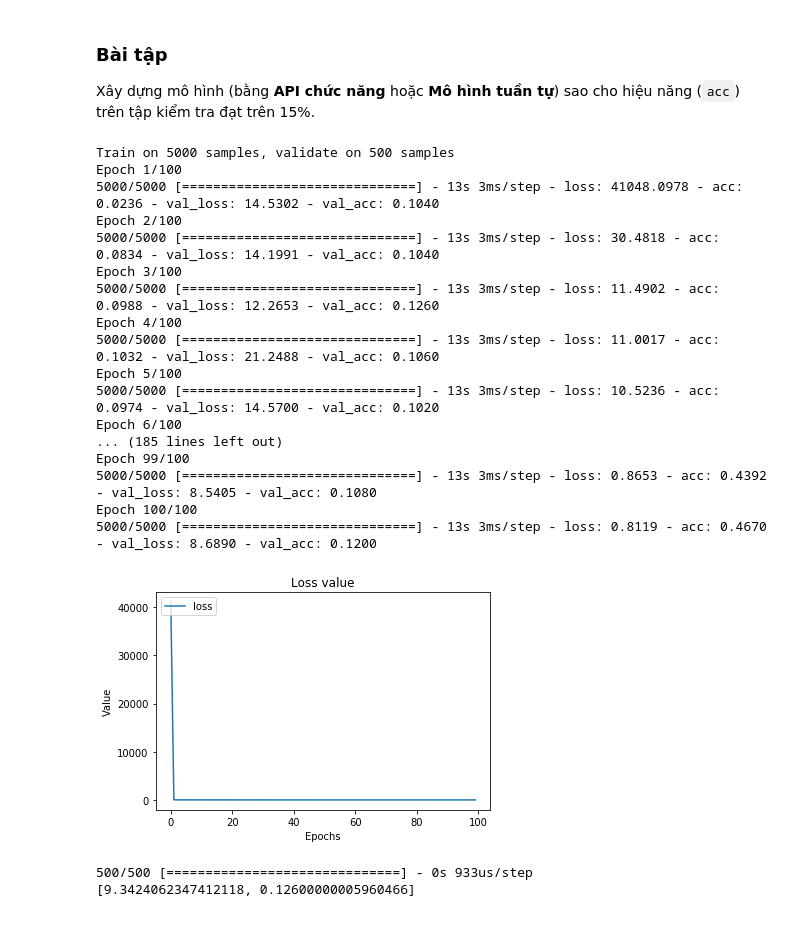
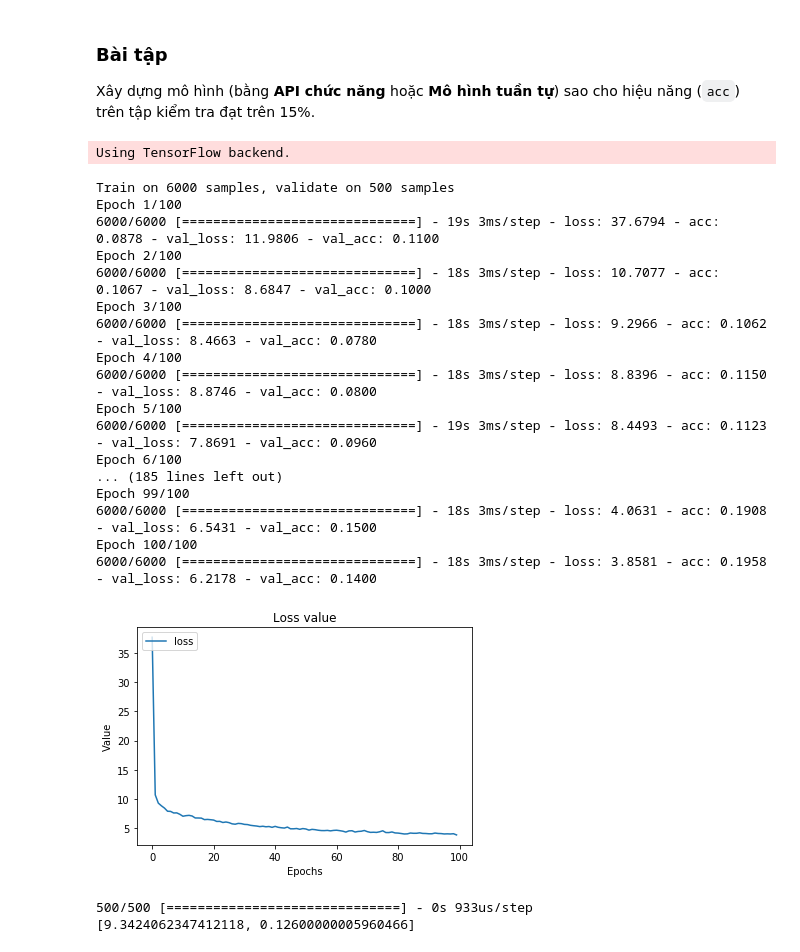
Before and after one commit to cuongdangn/machine-learning, a Jupyter notebook: week 8/Neural Network.ipynb, the cells around one changed output. Cells and saved outputs as stored; diff of their text form; code cells hidden in the pictures.

```diff
--- a/week 8/Neural Network.ipynb
+++ b/week 8/Neural Network.ipynb
@@ -381,7 +379,7 @@ from keras.layers import  Convolution2D as Conv2D
 
 (X_train, y_train), (X_test, y_test) = cifar10.load_data()
 
-num_training = 5000
+num_training = 6000
 mask = range(num_training)
 X_train = X_train[mask]
 y_train = y_train[mask]
@@ -395,59 +393,59 @@ input_shape = X_train.shape
 
 model = Sequential()
 model.add(Conv2D(32, kernel_size=(3, 3),
                  input_shape=(32,32,3)))
 model.add(Activation('relu'))
-model.add(Dropout(0.25))
 model.add(Conv2D(32,(3, 3)))
 model.add(Activation('relu'))
 model.add(MaxPooling2D(pool_size=(2, 2)))
-
-
+model.add(Activation('relu'))
 model.add(Conv2D(64, (3, 3)))
 model.add(Activation('relu'))
-model.add(Dropout(0.25))
+model.add(Conv2D(64, (3, 3)))
+model.add(Activation('relu'))
 model.add(MaxPooling2D(pool_size=(2, 2)))
-
+model.add(Dropout(0.5))
 model.add(Flatten())
-model.add(Dense(128))
+#model.add(Dense(128))
 model.add(Activation('relu'))
-#model.add(Dropout(0.5))   #reducing overfitting
+model.add(Dropout(0.5))   #reducing overfitting
 model.add(Dense(1))
 
 
 
 model.compile(optimizer='RMSprop',
               loss='mse',
               metrics=['accuracy'])
 
 
-history = model.fit(X_train, y_train, epochs=100, batch_size=64,validation_data=(X_test, y_test))
+history = model.fit(X_train, y_train, epochs=100, batch_size=32,validation_data=(X_test,y_test))
 
 plt.plot(history.history['loss'])
 plt.title("Loss value")
 plt.xlabel("Epochs")
 plt.ylabel("Value")
 plt.legend(['loss'], loc='upper left')
 plt.show()
 # %% [output]
-Train on 5000 samples, validate on 500 samples
-Epoch 1/100
-5000/5000 [==============================] - 13s 3ms/step - loss: 41048.0978 - acc: 0.0236 - val_loss: 14.5302 - val_acc: 0.1040
-Epoch 2/100
-5000/5000 [==============================] - 13s 3ms/step - loss: 30.4818 - acc: 0.0834 - val_loss: 14.1991 - val_acc: 0.1040
-Epoch 3/100
-5000/5000 [==============================] - 13s 3ms/step - loss: 11.4902 - acc: 0.0988 - val_loss: 12.2653 - val_acc: 0.1260
-Epoch 4/100
-5000/5000 [==============================] - 13s 3ms/step - loss: 11.0017 - acc: 0.1032 - val_loss: 21.2488 - val_acc: 0.1060
-Epoch 5/100
-5000/5000 [==============================] - 13s 3ms/step - loss: 10.5236 - acc: 0.0974 - val_loss: 14.5700 - val_acc: 0.1020
-Epoch 6/100
-... (185 lines left out)
-Epoch 99/100
-5000/5000 [==============================] - 13s 3ms/step - loss: 0.8653 - acc: 0.4392 - val_loss: 8.5405 - val_acc: 0.1080
-Epoch 100/100
-5000/5000 [==============================] - 13s 3ms/step - loss: 0.8119 - acc: 0.4670 - val_loss: 8.6890 - val_acc: 0.1200
+Using TensorFlow backend.
+Train on 6000 samples, validate on 500 samples
+Epoch 1/100
+6000/6000 [==============================] - 19s 3ms/step - loss: 37.6794 - acc: 0.0878 - val_loss: 11.9806 - val_acc: 0.1100
+Epoch 2/100
+6000/6000 [==============================] - 18s 3ms/step - loss: 10.7077 - acc: 0.1067 - val_loss: 8.6847 - val_acc: 0.1000
+Epoch 3/100
+6000/6000 [==============================] - 18s 3ms/step - loss: 9.2966 - acc: 0.1062 - val_loss: 8.4663 - val_acc: 0.0780
+Epoch 4/100
+6000/6000 [==============================] - 18s 3ms/step - loss: 8.8396 - acc: 0.1150 - val_loss: 8.8746 - val_acc: 0.0800
+Epoch 5/100
+6000/6000 [==============================] - 19s 3ms/step - loss: 8.4493 - acc: 0.1123 - val_loss: 7.8691 - val_acc: 0.0960
+Epoch 6/100
+... (185 lines left out)
+Epoch 99/100
+6000/6000 [==============================] - 18s 3ms/step - loss: 4.0631 - acc: 0.1908 - val_loss: 6.5431 - val_acc: 0.1500
+Epoch 100/100
+6000/6000 [==============================] - 18s 3ms/step - loss: 3.8581 - acc: 0.1958 - val_loss: 6.2178 - val_acc: 0.1400
-[figure, old version]
+[figure, new version]
 # %%
 score = model.evaluate(X_test, y_test, batch_size=32)
 print(score)
```
Also changed, not shown: parts of 2 cells of this notebook, 2 other files.
